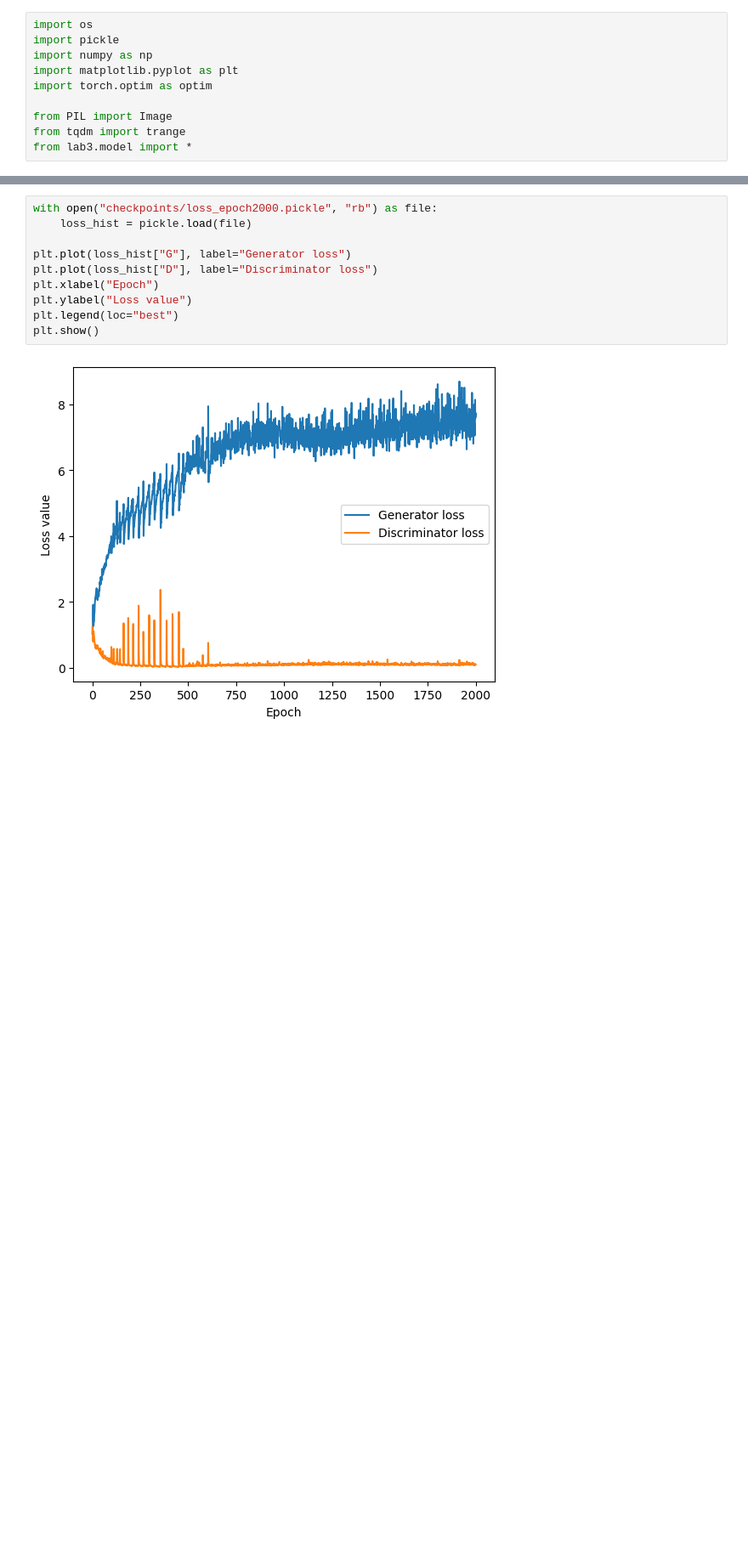
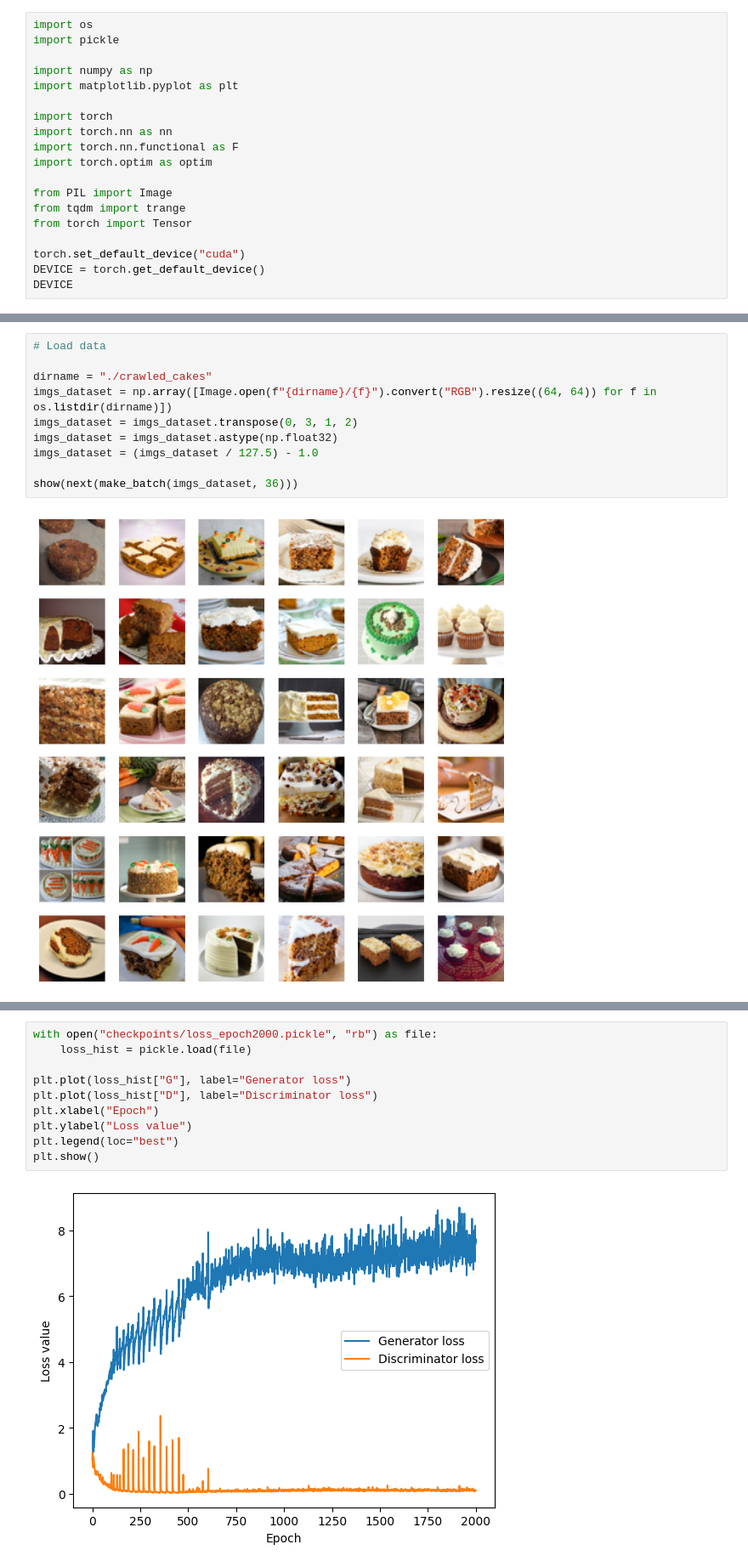
Before and after one commit to barhanc/image-recognition-lab, a Jupyter notebook: lab3/lab3.ipynb, the cells around one changed output, grey strips where cells are left out. Shown at 85% size. Saved outputs shown, nothing was run; the diff lists cells and outputs as text; blank space fills up the shorter version.

```diff
--- a/lab3/lab3.ipynb
+++ b/lab3/lab3.ipynb
@@ -1,10 +1,19 @@
 # %%
 import os
 import pickle
+
 import numpy as np
 import matplotlib.pyplot as plt
+
+import torch
+import torch.nn as nn
+import torch.nn.functional as F
 import torch.optim as optim
 
 from PIL import Image
 from tqdm import trange
-from lab3.model import *
+from torch import Tensor
+
+torch.set_default_device("cuda")
+DEVICE = torch.get_default_device()
+DEVICE
@@ -10,0 +93,12 @@ from lab3.model import *
+# %%
+# Load data
+
+dirname = "./crawled_cakes"
+imgs_dataset = np.array([Image.open(f"{dirname}/{f}").convert("RGB").resize((64, 64)) for f in os.listdir(dirname)])
+imgs_dataset = imgs_dataset.transpose(0, 3, 1, 2)
+imgs_dataset = imgs_dataset.astype(np.float32)
+imgs_dataset = (imgs_dataset / 127.5) - 1.0
+
+show(next(make_batch(imgs_dataset, 36)))
+# %% [output]
+[figure, added]
```
Also changed, not shown: parts of 4 cells of this notebook, 2 other files.
